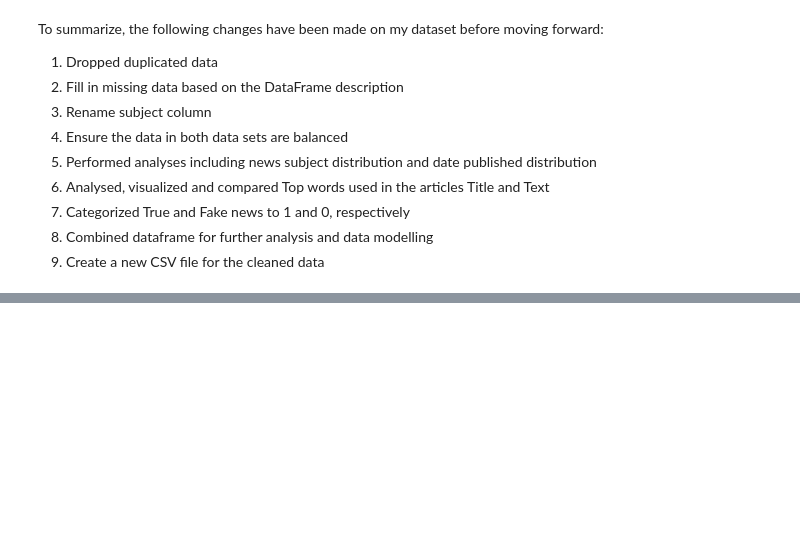
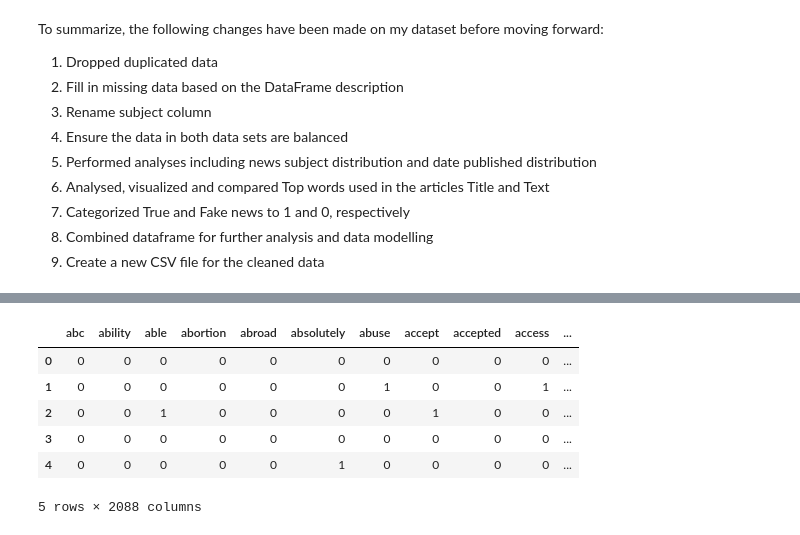
Before and after one commit to conibear/brainstation_machine_learning, a Jupyter notebook: notebook/BrainStation Machine Learning Project.ipynb, the cells around one changed output, grey strips where cells are left out. Saved outputs shown, nothing was run; the diff lists cells and outputs as text; code cells hidden in the pictures; blank space fills up the shorter version.

```diff
--- a/notebook/BrainStation Machine Learning Project.ipynb
+++ b/notebook/BrainStation Machine Learning Project.ipynb
@@ -1163,0 +1242,13 @@ To summarize, the following changes have been made on my dataset before moving f
+# %%
+# To setup my training model (train_test_split), I will first create variables for features (X) and targets (y)
+# https://towardsdatascience.com/3-things-you-need-to-know-before-you-train-test-split-869dfabb7e50
+
+# Create model objects:
+# Create features
+X = concat_tf['text']
+
+# Create targets
+y = concat_tf['category']
+
+# Create train_test_split model
+X_train, X_test, y_train, y_test = train_test_split(X, y, test_size = 0.2, random_state = 42, stratify = y)
@@ -1163,0 +1268,15 @@ To summarize, the following changes have been made on my dataset before moving f
+# %%
+%%time
+# Create model
+vectorizer = CountVectorizer(min_df = 500, stop_words = 'english')
+
+# Fit data into the model
+vectorizer.fit(X_train)
+
+# Transform data for X_train
+X_train_vectorizer = vectorizer.transform(X_train)
+
+# Transform data for test
+X_test_vectorizer = vectorizer.transform(X_test)
+
+print('Time taken:')
@@ -1163,0 +1287,13 @@ To summarize, the following changes have been made on my dataset before moving f
+# %%
+# Transform the information in to DataFrame for visualization
+vectorizer_df = pd.DataFrame(columns=vectorizer.get_feature_names(), data=X_train_vectorizer.toarray())
+vectorizer_df.head()
+#display(vectorizer_df)
+# %% [output]
+|  | abc | ability | able | abortion | abroad | absolutely | abuse | accept | accepted | access | ... |
+| 0 | 0 | 0 | 0 | 0 | 0 | 0 | 0 | 0 | 0 | 0 | ... |
+| 1 | 0 | 0 | 0 | 0 | 0 | 0 | 1 | 0 | 0 | 1 | ... |
+| 2 | 0 | 0 | 1 | 0 | 0 | 0 | 0 | 1 | 0 | 0 | ... |
+| 3 | 0 | 0 | 0 | 0 | 0 | 0 | 0 | 0 | 0 | 0 | ... |
+| 4 | 0 | 0 | 0 | 0 | 0 | 1 | 0 | 0 | 0 | 0 | ... |
+5 rows × 2088 columns
```
Also changed, not shown: parts of 22 cells of this notebook.
